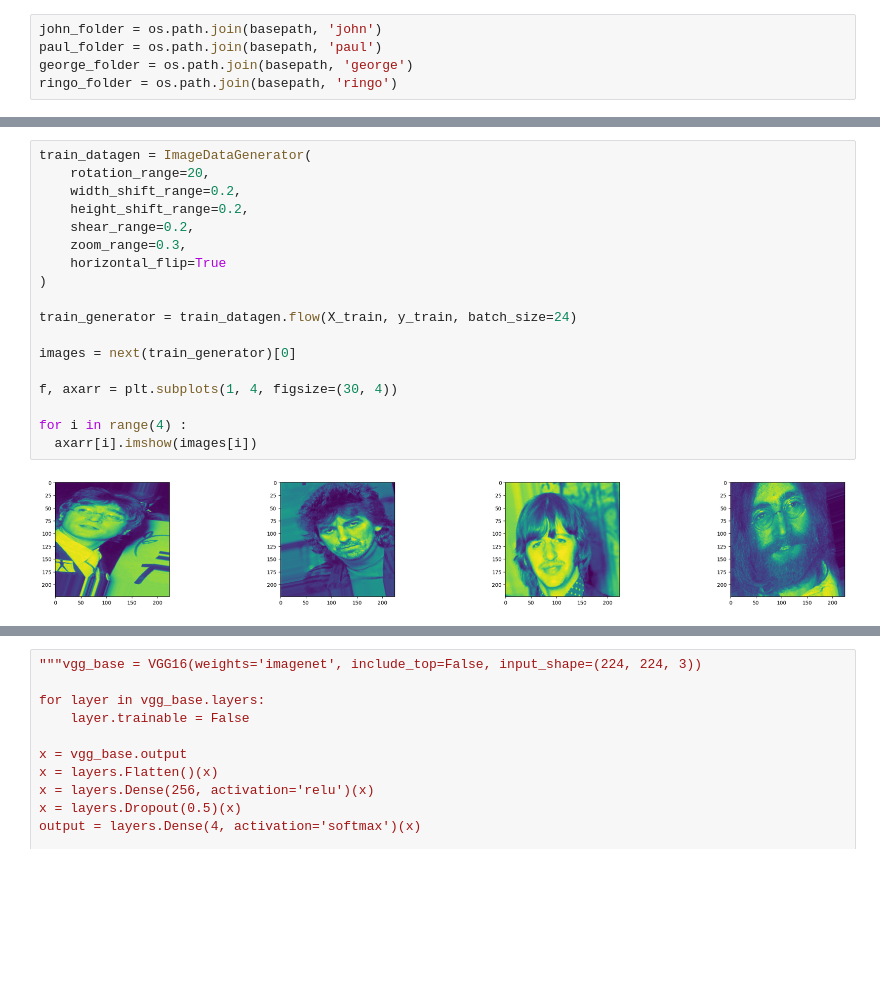
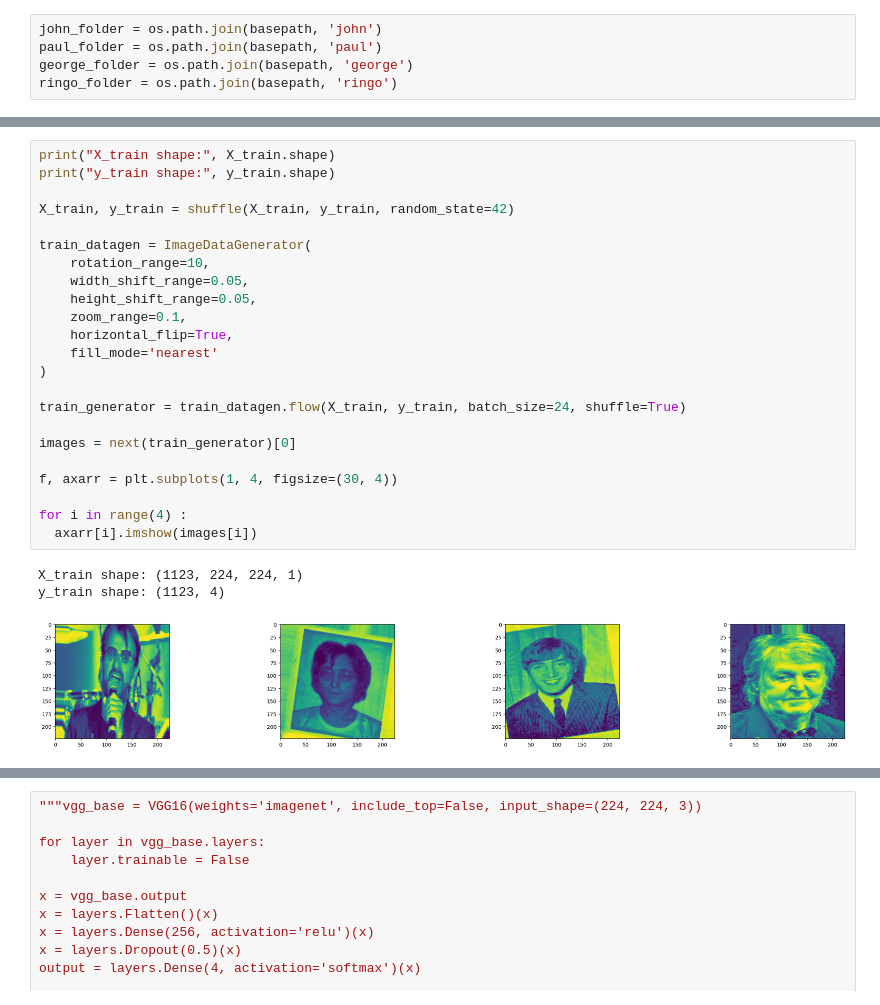
Before and after one commit to SchroderCoder/TC3002B_final, a Jupyter notebook: Beatles_Recognizer.ipynb, the cells around one changed output, grey strips where cells are left out. Cells and saved outputs as stored; diff of their text form; blank space fills up the shorter version.

```diff
--- a/Beatles_Recognizer.ipynb
+++ b/Beatles_Recognizer.ipynb
@@ -104,20 +108,27 @@ plt.show()
 # %%
+print("X_train shape:", X_train.shape)
+print("y_train shape:", y_train.shape)
+
+X_train, y_train = shuffle(X_train, y_train, random_state=42)
+
 train_datagen = ImageDataGenerator(
-    rotation_range=20,
-    width_shift_range=0.2,
-    height_shift_range=0.2,
-    shear_range=0.2,
-    zoom_range=0.3,
-    horizontal_flip=True
+    rotation_range=10,
+    width_shift_range=0.05,
+    height_shift_range=0.05,
+    zoom_range=0.1,
+    horizontal_flip=True,
+    fill_mode='nearest'
 )
 
-train_generator = train_datagen.flow(X_train, y_train, batch_size=24)
+train_generator = train_datagen.flow(X_train, y_train, batch_size=24, shuffle=True)
 
 images = next(train_generator)[0]
 
 f, axarr = plt.subplots(1, 4, figsize=(30, 4))
 
 for i in range(4) :
   axarr[i].imshow(images[i])
 # %% [output]
+X_train shape: (1123, 224, 224, 1)
+y_train shape: (1123, 4)
-[figure, old version]
+[figure, new version]
```
Also changed, not shown: parts of 9 cells of this notebook, 7 other files.
